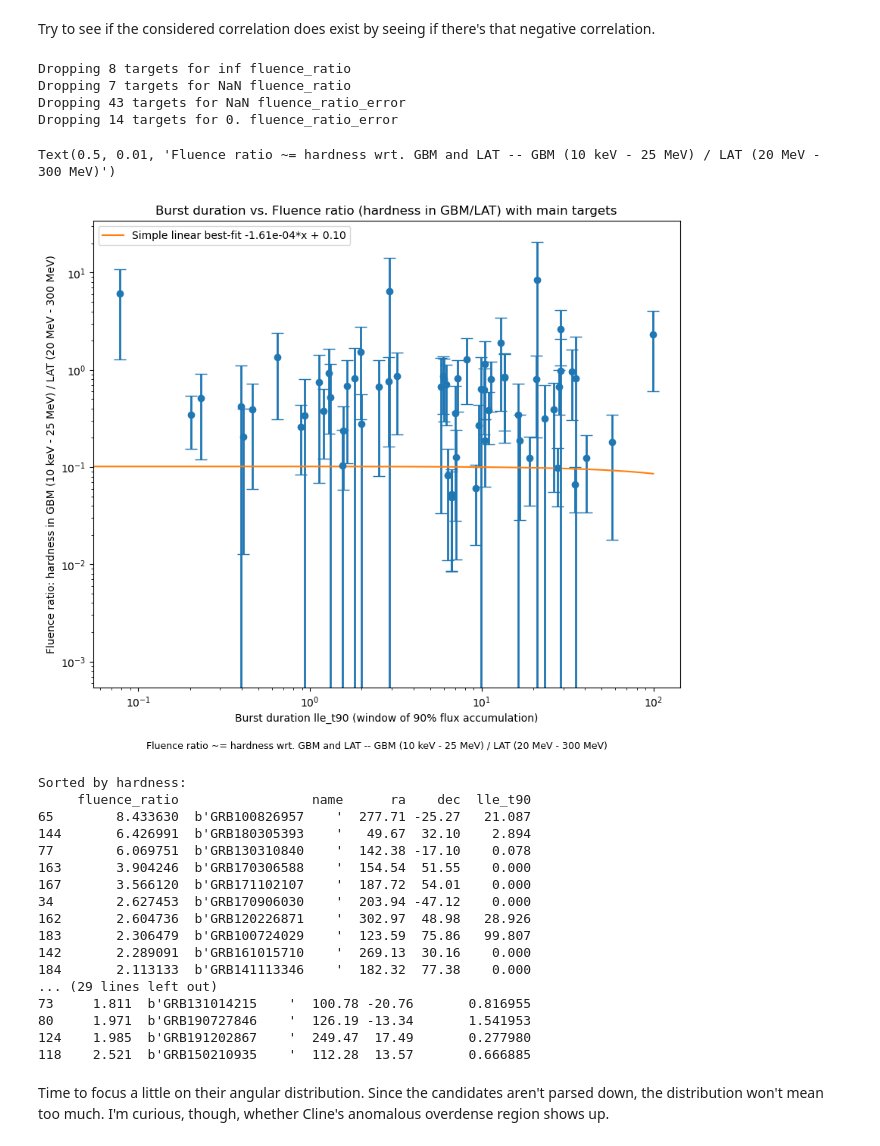
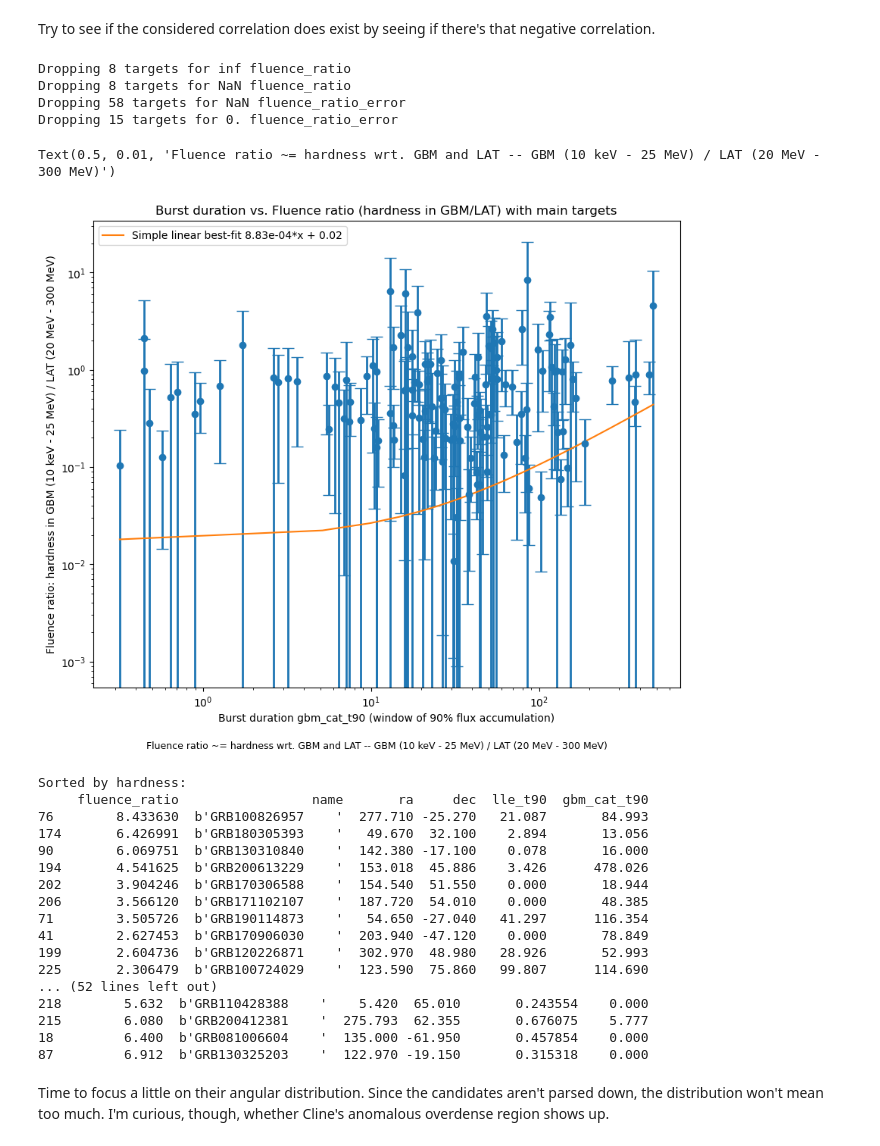
Before and after one commit to xboluna/Research, a Jupyter notebook: BHRad/GBM_Catalog_Searching/Exploring_possible_candidates.ipynb, the cells around one changed output. Saved outputs shown, nothing was run; the diff lists cells and outputs as text; code cells hidden in the pictures.

```diff
--- a/BHRad/GBM_Catalog_Searching/Exploring_possible_candidates.ipynb
+++ b/BHRad/GBM_Catalog_Searching/Exploring_possible_candidates.ipynb
@@ -16,5 +18,5 @@ You can check a burst's GBM signatures by putting its name into the [GRB burst c
 # %%
-dat = Table.read('RS=null.fits')
+dat = Table.read('FullCatalog.fits')
 targets = dat.to_pandas()
 
 # Remove trailing whitespace
@@ -147,76 +155,79 @@ print('Dropping %s targets for 0. fluence_ratio_error'%len(targets[targets['flux
 targets = targets[targets['fluence_ratio_error'] !=0]
 # %% [output]
 Dropping 8 targets for inf fluence_ratio
-Dropping 7 targets for NaN fluence_ratio
-Dropping 43 targets for NaN fluence_ratio_error
-Dropping 14 targets for 0. fluence_ratio_error
+Dropping 8 targets for NaN fluence_ratio
+Dropping 58 targets for NaN fluence_ratio_error
+Dropping 15 targets for 0. fluence_ratio_error
 # %%
-result = np.polyfit(x = targets['lle_t90'], y = targets['fluence_ratio'],
+result = np.polyfit(x = targets['gbm_cat_t90'], y = targets['fluence_ratio'],
                  deg = 1, w = 1/targets['fluence_ratio_error'], full=True)
 fit = result[0]
 
 fig, ax = plt.subplots()
-ax.errorbar(x = targets['lle_t90'], y=targets['fluence_ratio'],
+ax.errorbar(x = targets['gbm_cat_t90'], y=targets['fluence_ratio'],
             yerr = targets['fluence_ratio_error'], fmt = 'o', linewidth = 2, capsize = 6)
-ax.set_xlabel('Burst duration lle_t90 (window of 90% flux accumulation)')
+ax.set_xlabel('Burst duration gbm_cat_t90 (window of 90% flux accumulation)')
 ax.set_ylabel('Fluence ratio: hardness in GBM (10 keV - 25 MeV) / LAT (20 MeV - 300 MeV)')
 fig.set_figwidth(10)
 fig.set_figheight(8)
 ax.set_title('Burst duration vs. Fluence ratio (hardness in GBM/LAT) with main targets')
 #ax.set_xscale('log')
 
-stats = targets['lle_t90'].describe()
+stats = targets['gbm_cat_t90'].describe()
 
 time_domain = np.linspace(stats['min'], stats['max'], 100)
 
 ax.plot(time_domain, time_domain*fit[0] + fit[1]
         , '-', label = 'Simple linear best-fit %.2e*x + %.2f'%(fit[0], fit[1]))
 ax.set_xscale('log')
 ax.set_yscale('log')
 ax.legend()
 
 plt.figtext(0.5, 0.01,
             'Fluence ratio ~= hardness wrt. GBM and LAT -- GBM (10 keV - 25 MeV) / LAT (20 MeV - 300 MeV)',
             horizontalalignment='center', fontsize=9)
 # %% [output]
 Text(0.5, 0.01, 'Fluence ratio ~= hardness wrt. GBM and LAT -- GBM (10 keV - 25 MeV) / LAT (20 MeV - 300 MeV)')
-[figure, old version]
+[figure, new version]
 # %%
 fig.savefig('Burst_duration_vs_hardness.png')
 # %%
 # Do we want the ones with the highest hardness value?
 print('Sorted by hardness: ')
-print(targets[['fluence_ratio', 'name', 'ra', 'dec', 'lle_t90']].sort_values(by='fluence_ratio',
+print(targets[['fluence_ratio', 'name', 'ra', 'dec', 'lle_t90', 'gbm_cat_t90']].sort_values(by='fluence_ratio',
                                                                              ascending=False).head(20))
 #targets.iloc[65]
 
 # I want to get the smallest burst-duration one too
-print('\nSorted by burst duration:')
-print(targets[ targets['lle_t90']!=0.0 ][['lle_t90', 'name', 'ra', 'dec', 'fluence_ratio']].sort_values(
+print('\nSorted by LLE burst duration:')
+print(targets[ targets['lle_t90']!=0.0 ][['lle_t90', 'name', 'ra', 'dec', 'fluence_ratio', 'gbm_cat_t90']].sort_values(
     by = 'lle_t90', ascending=True).head(20))
 #targets.iloc[47] #0.71s source
 #targets.iloc[77]
 #targets.iloc[177]
 #targets.iloc[98]
 #targets.iloc[2]
+print('\nSorted by GBM burst duration:')
+print(targets[['gbm_cat_t90', 'name', 'ra', 'dec', 'fluence_ratio', 'lle_t90']].sort_values(
+    by = 'gbm_cat_t90', ascending=True).head(20))
 # %% [output]
 Sorted by hardness:
-     fluence_ratio                 name      ra    dec  lle_t90
-65        8.433630  b'GRB100826957    '  277.71 -25.27   21.087
-144       6.426991  b'GRB180305393    '   49.67  32.10    2.894
-77        6.069751  b'GRB130310840    '  142.38 -17.10    0.078
-163       3.904246  b'GRB170306588    '  154.54  51.55    0.000
-167       3.566120  b'GRB171102107    '  187.72  54.01    0.000
-34        2.627453  b'GRB170906030    '  203.94 -47.12    0.000
-162       2.604736  b'GRB120226871    '  302.97  48.98   28.926
-183       2.306479  b'GRB100724029    '  123.59  75.86   99.807
-142       2.289091  b'GRB161015710    '  269.13  30.16    0.000
-184       2.113133  b'GRB141113346    '  182.32  77.38    0.000
-... (29 lines left out)
-73     1.811  b'GRB131014215    '  100.78 -20.76       0.816955
-80     1.971  b'GRB190727846    '  126.19 -13.34       1.541953
-124    1.985  b'GRB191202867    '  249.47  17.49       0.277980
-118    2.521  b'GRB150210935    '  112.28  13.57       0.666885
+     fluence_ratio                 name       ra     dec  lle_t90  gbm_cat_t90
+76        8.433630  b'GRB100826957    '  277.710 -25.270   21.087       84.993
+174       6.426991  b'GRB180305393    '   49.670  32.100    2.894       13.056
+90        6.069751  b'GRB130310840    '  142.380 -17.100    0.078       16.000
+194       4.541625  b'GRB200613229    '  153.018  45.886    3.426      478.026
+202       3.904246  b'GRB170306588    '  154.540  51.550    0.000       18.944
+206       3.566120  b'GRB171102107    '  187.720  54.010    0.000       48.385
+71        3.505726  b'GRB190114873    '   54.650 -27.040   41.297      116.354
+41        2.627453  b'GRB170906030    '  203.940 -47.120    0.000       78.849
+199       2.604736  b'GRB120226871    '  302.970  48.980   28.926       52.993
+225       2.306479  b'GRB100724029    '  123.590  75.860   99.807      114.690
+... (52 lines left out)
+218        5.632  b'GRB110428388    '    5.420  65.010       0.243554    0.000
+215        6.080  b'GRB200412381    '  275.793  62.355       0.676075    5.777
+18         6.400  b'GRB081006604    '  135.000 -61.950       0.457854    0.000
+87         6.912  b'GRB130325203    '  122.970 -19.150       0.315318    0.000
 # %% [markdown]
 Time to focus a little on their angular distribution. Since the candidates aren't parsed down, the distribution won't mean too much. I'm curious, though, whether Cline's anomalous overdense region shows up.
 # %%
```
Also changed, not shown: parts of 8 cells of this notebook, 3 other files.
